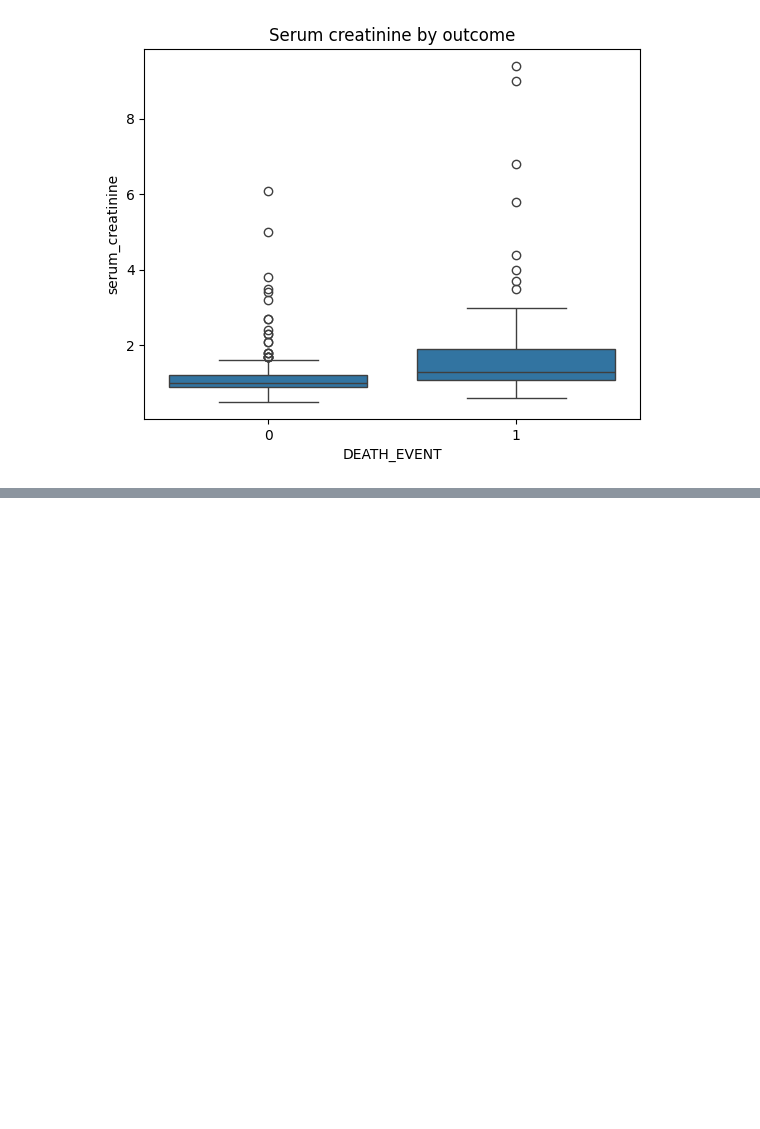
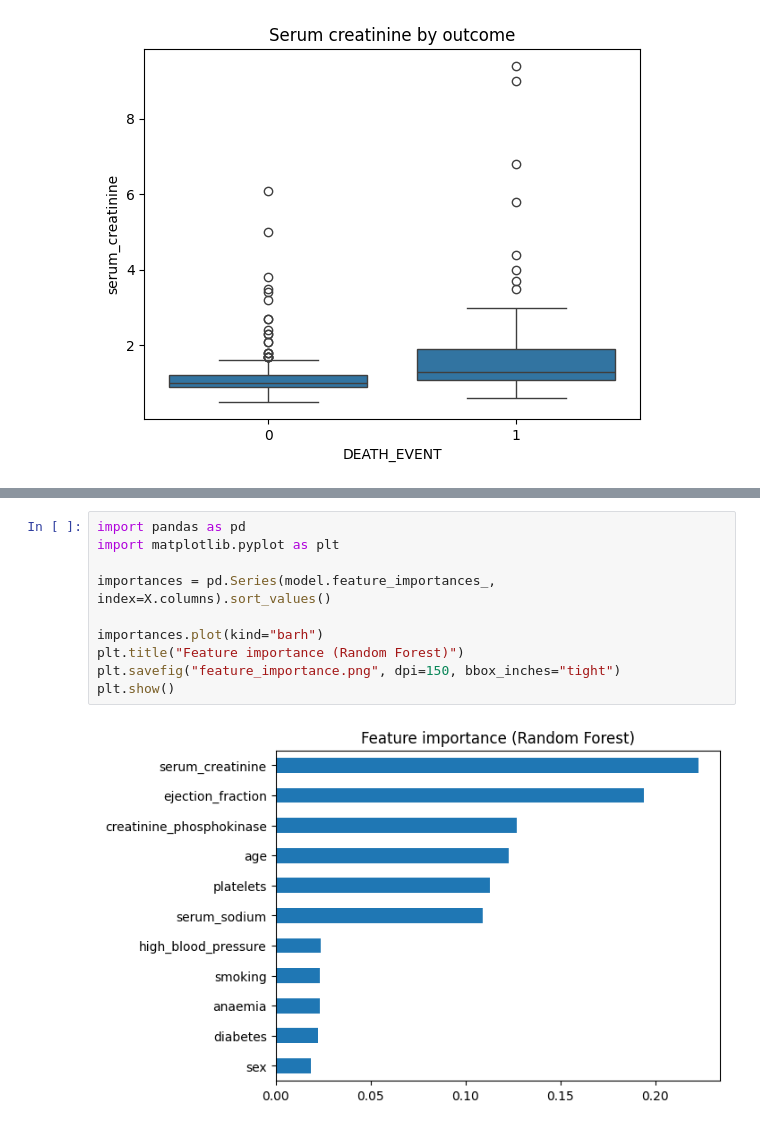
Before and after one commit to souha365/heart-failure-analysis, a Jupyter notebook: notebooks/01_exploration.ipynb, the cells around one changed output, grey strips where cells are left out. Drawn from its saved outputs; the diff is of its cells as text; blank space fills up the shorter version.

```diff
--- a/notebooks/01_exploration.ipynb
+++ b/notebooks/01_exploration.ipynb
@@ -92,0 +153,12 @@ plt.show()
+# %%
+import pandas as pd
+import matplotlib.pyplot as plt
+
+importances = pd.Series(model.feature_importances_, index=X.columns).sort_values()
+
+importances.plot(kind="barh")
+plt.title("Feature importance (Random Forest)")
+plt.savefig("feature_importance.png", dpi=150, bbox_inches="tight")
+plt.show()
+# %% [output]
+[figure, added]
```
Also changed, not shown: parts of 10 cells of this notebook.
